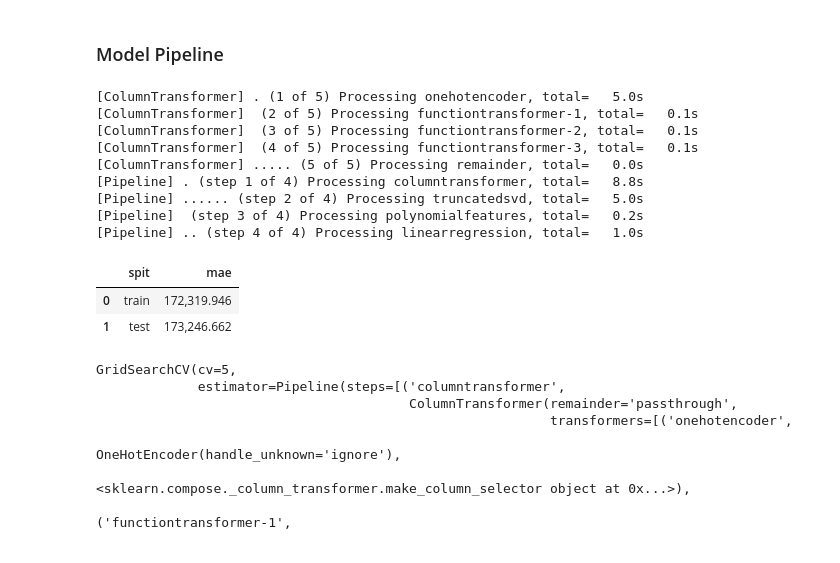
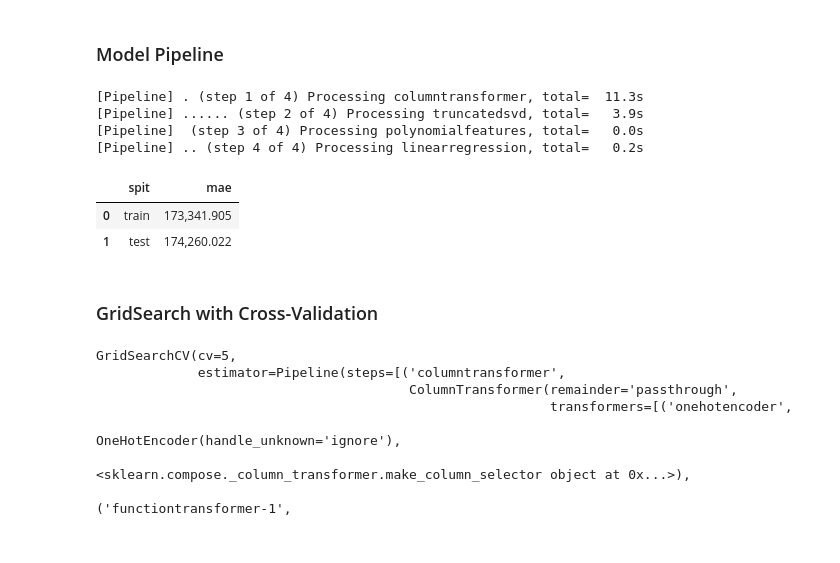
Before and after one commit to hudsonmendes/uolondon-cm3005-dsc, a Jupyter notebook: report.ipynb, the cells around one changed output. Saved outputs shown, nothing was run; the diff lists cells and outputs as text; code cells hidden in the pictures.

Commit message:
running large grid-search-cv

```diff
--- a/report.ipynb
+++ b/report.ipynb
@@ -536,48 +536,44 @@ def make_df_column_transformer():
         (cycle_sine_31, ["date_day"]),
         (cycle_sine_6, ["date_day_of_week"]),
         remainder="passthrough",
-        verbose=True,
     )
 
 
 def make_model(
-    svd_dims: int = 4,
+    svd_dims: int = 1,
     polynomial_degree: int = 1,
     fit_intercept: bool = False,
     random_state: int = 42,
 ):
     return make_pipeline(
         make_df_column_transformer(),
         TruncatedSVD(n_components=svd_dims, algorithm="arpack", random_state=r),
         PolynomialFeatures(degree=polynomial_degree, include_bias=False),
         LinearRegression(fit_intercept=fit_intercept),
         verbose=True,
     )
 
 
 r = 42
 model = make_model(random_state=42)
 model.fit(X1, y1)
 pd.DataFrame(
     [
         ("train", mean_absolute_error(model.predict(X1), y1)),
         ("test", mean_absolute_error(model.predict(X2), y2)),
     ],
     columns=["spit", "mae"],
 )
 # %% [output]
-[ColumnTransformer] . (1 of 5) Processing onehotencoder, total=   5.0s
-[ColumnTransformer]  (2 of 5) Processing functiontransformer-1, total=   0.1s
-[ColumnTransformer]  (3 of 5) Processing functiontransformer-2, total=   0.1s
-[ColumnTransformer]  (4 of 5) Processing functiontransformer-3, total=   0.1s
-[ColumnTransformer] ..... (5 of 5) Processing remainder, total=   0.0s
-[Pipeline] . (step 1 of 4) Processing columntransformer, total=   8.8s
-[Pipeline] ...... (step 2 of 4) Processing truncatedsvd, total=   5.0s
-[Pipeline]  (step 3 of 4) Processing polynomialfeatures, total=   0.2s
-[Pipeline] .. (step 4 of 4) Processing linearregression, total=   1.0s
+[Pipeline] . (step 1 of 4) Processing columntransformer, total=  11.3s
+[Pipeline] ...... (step 2 of 4) Processing truncatedsvd, total=   3.9s
+[Pipeline]  (step 3 of 4) Processing polynomialfeatures, total=   0.0s
+[Pipeline] .. (step 4 of 4) Processing linearregression, total=   0.2s
 |  | spit | mae |
-| 0 | train | 172,319.946 |
-| 1 | test | 173,246.662 |
+| 0 | train | 173,341.905 |
+| 1 | test | 174,260.022 |
+# %% [markdown]
+### GridSearch with Cross-Validation
 # %%
 import itertools
 import numpy as np
```
Also changed, not shown: parts of 4 cells of this notebook.
